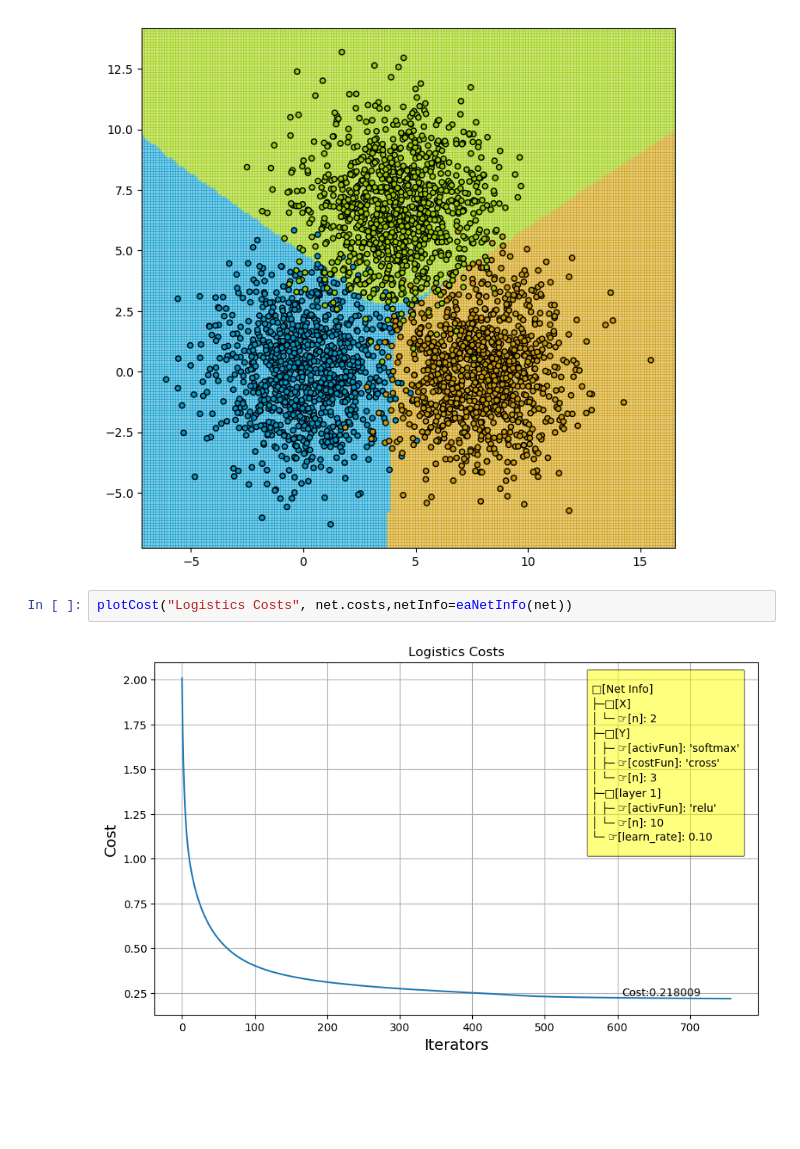
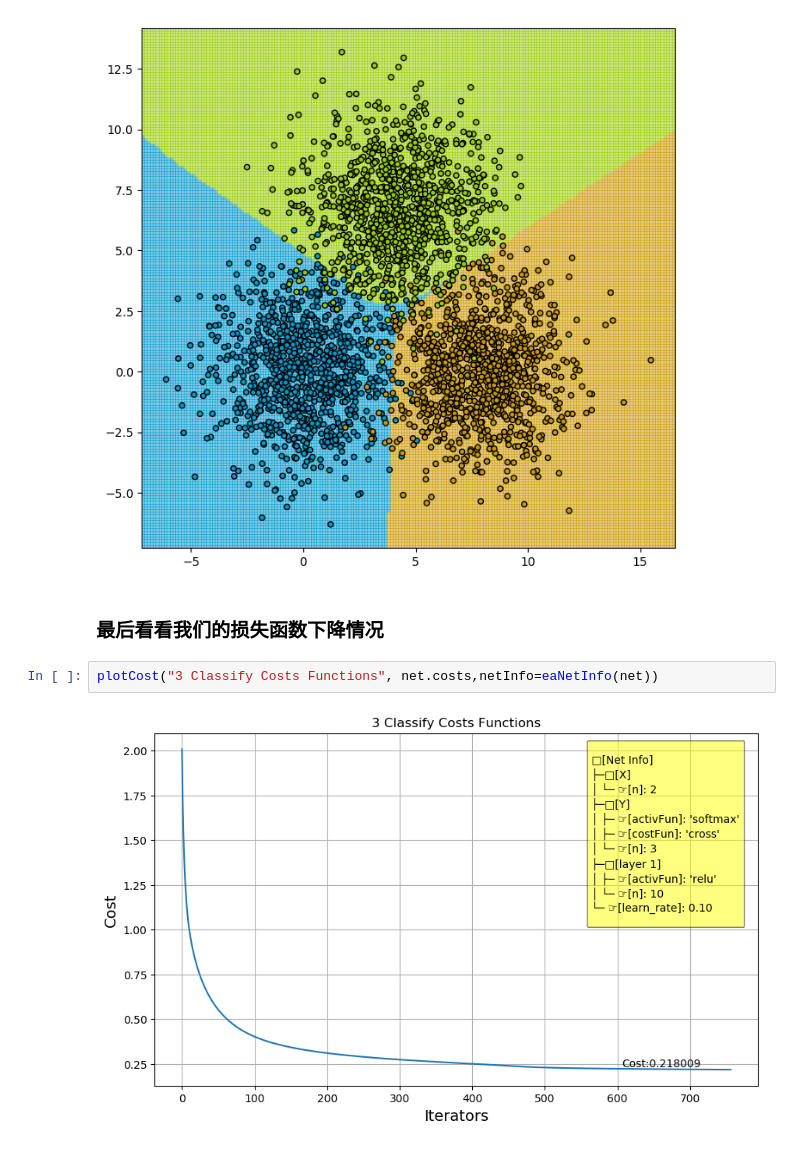
Before and after one commit to sijiuduan/DNN, a Jupyter notebook: sjdnn/notebooks/softmax 多分类 神经网络 .ipynb, the cells around one changed output. Saved outputs shown, nothing was run; the diff lists cells and outputs as text; blank space fills up the shorter version.

```diff
--- a/sjdnn/notebooks/softmax 多分类 神经网络 .ipynb
+++ b/sjdnn/notebooks/softmax 多分类 神经网络 .ipynb
@@ -106,7 +106,9 @@ Ea.show(net, 3)
 plotPredict(net, eaData.X, eaData.Type, cmap=['#0099CC', '#CC9900','#99CC00'])
 # %% [output]
 [figure]
+# %% [markdown]
+### 最后看看我们的损失函数下降情况
 # %%
-plotCost("Logistics Costs", net.costs,netInfo=eaNetInfo(net))
+plotCost("3 Classify Costs Functions", net.costs,netInfo=eaNetInfo(net))
 # %% [output]
-[figure, old version]
+[figure, new version]
```
Also changed, not shown: parts of 1 cell of this notebook.
